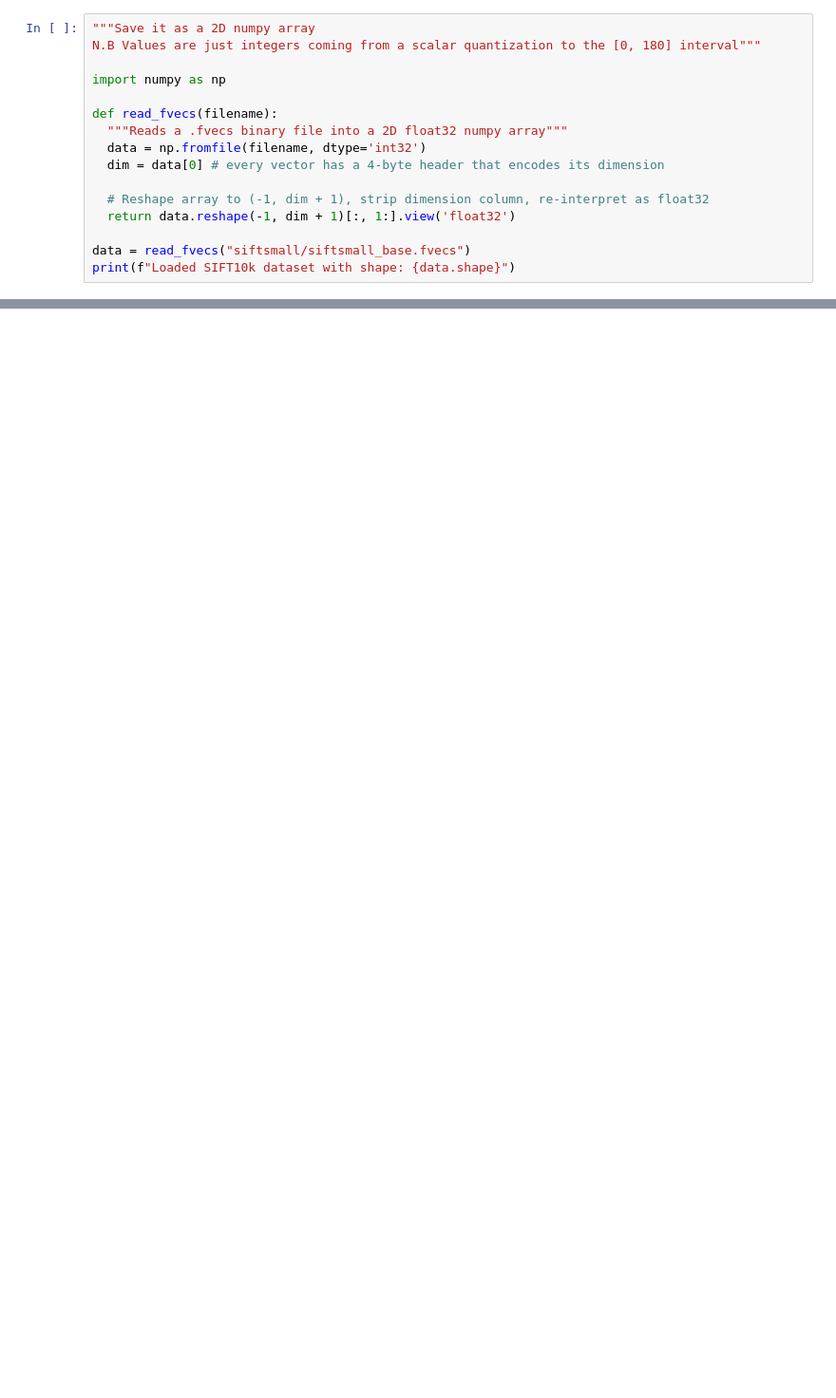
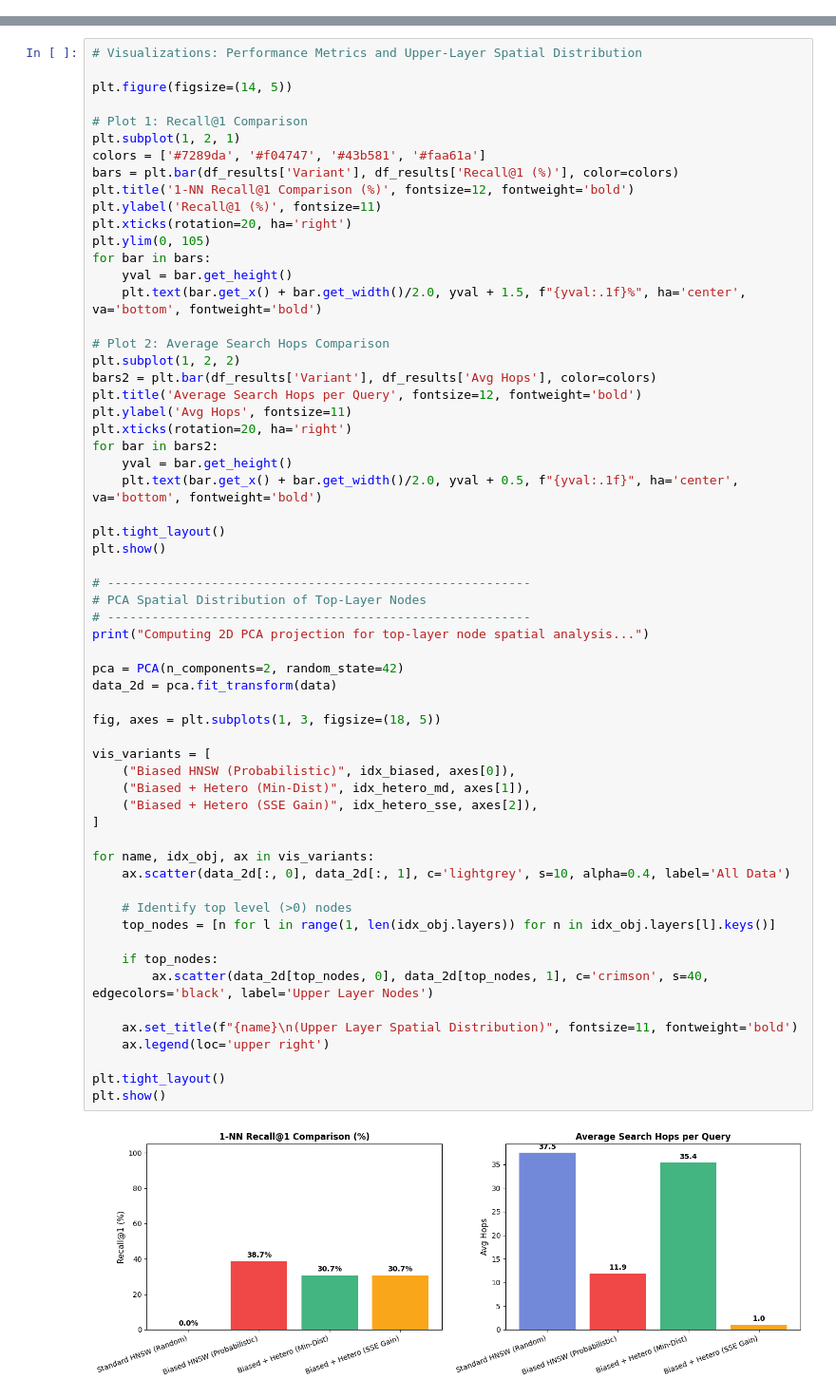
Before and after one commit to leopasq24/Case_Studies_IR, a Jupyter notebook: dynamic_hnsw.ipynb, the cells around one changed output, grey strips where cells are left out. Shown at 95% size. Saved outputs shown, nothing was run; the diff lists cells and outputs as text; blank space fills up the shorter version.

Commit message:
Tested new search function

```diff
--- a/dynamic_hnsw.ipynb
+++ b/dynamic_hnsw.ipynb
@@ -31,16 +101,0 @@ SIFT10k dataset already present at siftsmall/siftsmall_base.fvecs.
-# %%
-"""Save it as a 2D numpy array
-N.B Values are just integers coming from a scalar quantization to the [0, 180] interval"""
-
-import numpy as np
-
-def read_fvecs(filename):
-  """Reads a .fvecs binary file into a 2D float32 numpy array"""
-  data = np.fromfile(filename, dtype='int32')
-  dim = data[0] # every vector has a 4-byte header that encodes its dimension
-
-  # Reshape array to (-1, dim + 1), strip dimension column, re-interpret as float32
-  return data.reshape(-1, dim + 1)[:, 1:].view('float32')
-
-data = read_fvecs("siftsmall/siftsmall_base.fvecs")
-print(f"Loaded SIFT10k dataset with shape: {data.shape}")
@@ -1334,0 +667,62 @@ Nuove idee:
+# %%
+# Visualizations: Performance Metrics and Upper-Layer Spatial Distribution
+
+plt.figure(figsize=(14, 5))
+
+# Plot 1: Recall@1 Comparison
+plt.subplot(1, 2, 1)
+colors = ['#7289da', '#f04747', '#43b581', '#faa61a']
+bars = plt.bar(df_results['Variant'], df_results['Recall@1 (%)'], color=colors)
+plt.title('1-NN Recall@1 Comparison (%)', fontsize=12, fontweight='bold')
+plt.ylabel('Recall@1 (%)', fontsize=11)
+plt.xticks(rotation=20, ha='right')
+plt.ylim(0, 105)
+for bar in bars:
+    yval = bar.get_height()
+    plt.text(bar.get_x() + bar.get_width()/2.0, yval + 1.5, f"{yval:.1f}%", ha='center', va='bottom', fontweight='bold')
+
+# Plot 2: Average Search Hops Comparison
+plt.subplot(1, 2, 2)
+bars2 = plt.bar(df_results['Variant'], df_results['Avg Hops'], color=colors)
+plt.title('Average Search Hops per Query', fontsize=12, fontweight='bold')
+plt.ylabel('Avg Hops', fontsize=11)
+plt.xticks(rotation=20, ha='right')
+for bar in bars2:
+    yval = bar.get_height()
+    plt.text(bar.get_x() + bar.get_width()/2.0, yval + 0.5, f"{yval:.1f}", ha='center', va='bottom', fontweight='bold')
+
+plt.tight_layout()
+plt.show()
+
+# ---------------------------------------------------------
+# PCA Spatial Distribution of Top-Layer Nodes
+# ---------------------------------------------------------
+print("Computing 2D PCA projection for top-layer node spatial analysis...")
+
+pca = PCA(n_components=2, random_state=42)
+data_2d = pca.fit_transform(data)
+
+fig, axes = plt.subplots(1, 3, figsize=(18, 5))
+
+vis_variants = [
+    ("Biased HNSW (Probabilistic)", idx_biased, axes[0]),
+    ("Biased + Hetero (Min-Dist)", idx_hetero_md, axes[1]),
+    ("Biased + Hetero (SSE Gain)", idx_hetero_sse, axes[2]),
+]
+
+for name, idx_obj, ax in vis_variants:
+    ax.scatter(data_2d[:, 0], data_2d[:, 1], c='lightgrey', s=10, alpha=0.4, label='All Data')
+
+    # Identify top level (>0) nodes
+    top_nodes = [n for l in range(1, len(idx_obj.layers)) for n in idx_obj.layers[l].keys()]
+
+    if top_nodes:
+        ax.scatter(data_2d[top_nodes, 0], data_2d[top_nodes, 1], c='crimson', s=40, edgecolors='black', label='Upper Layer Nodes')
+
+    ax.set_title(f"{name}\n(Upper Layer Spatial Distribution)", fontsize=11, fontweight='bold')
+    ax.legend(loc='upper right')
+
+plt.tight_layout()
+plt.show()
+# %% [output]
+[figure, added]
```
Also changed, not shown: parts of 32 cells of this notebook.
